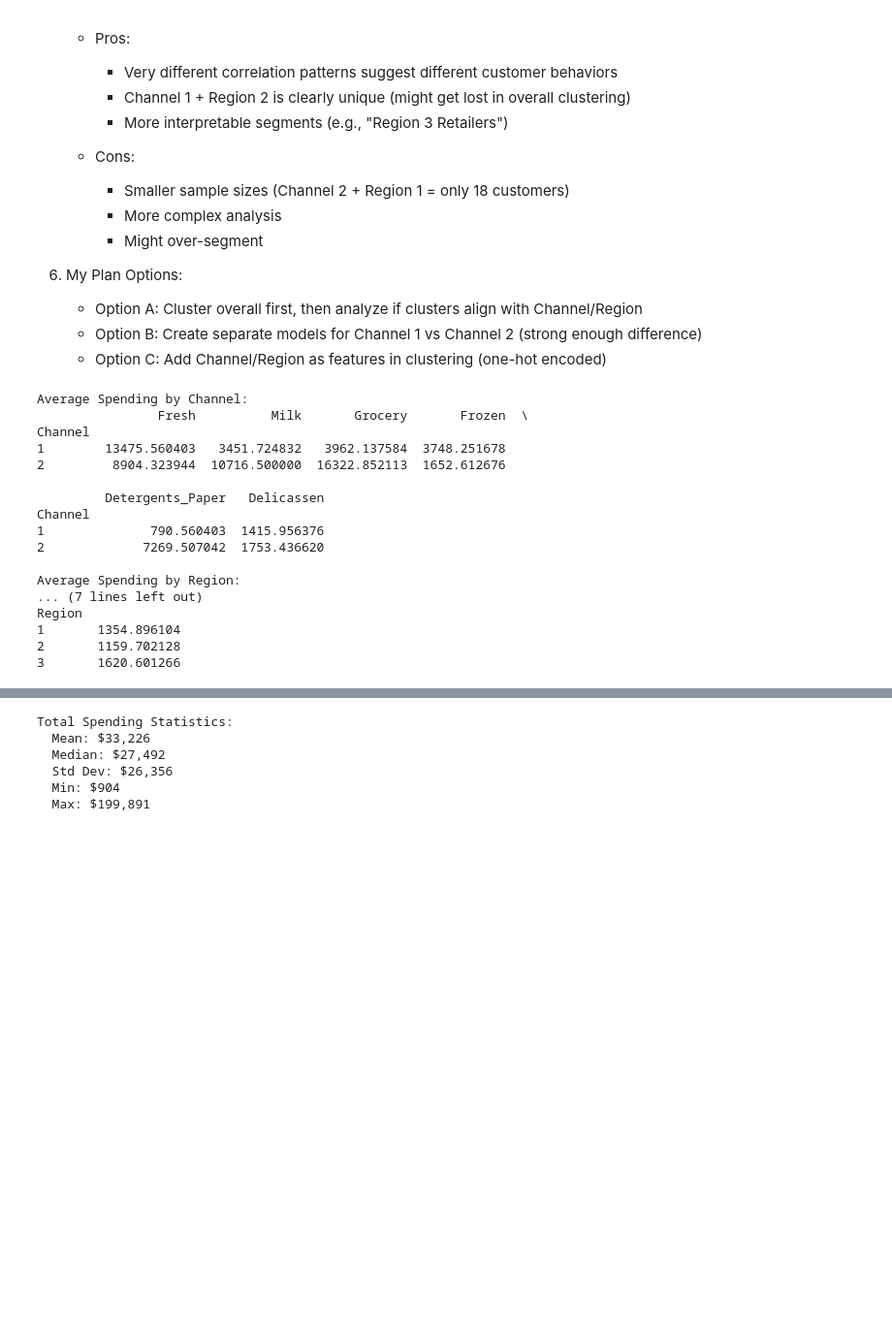
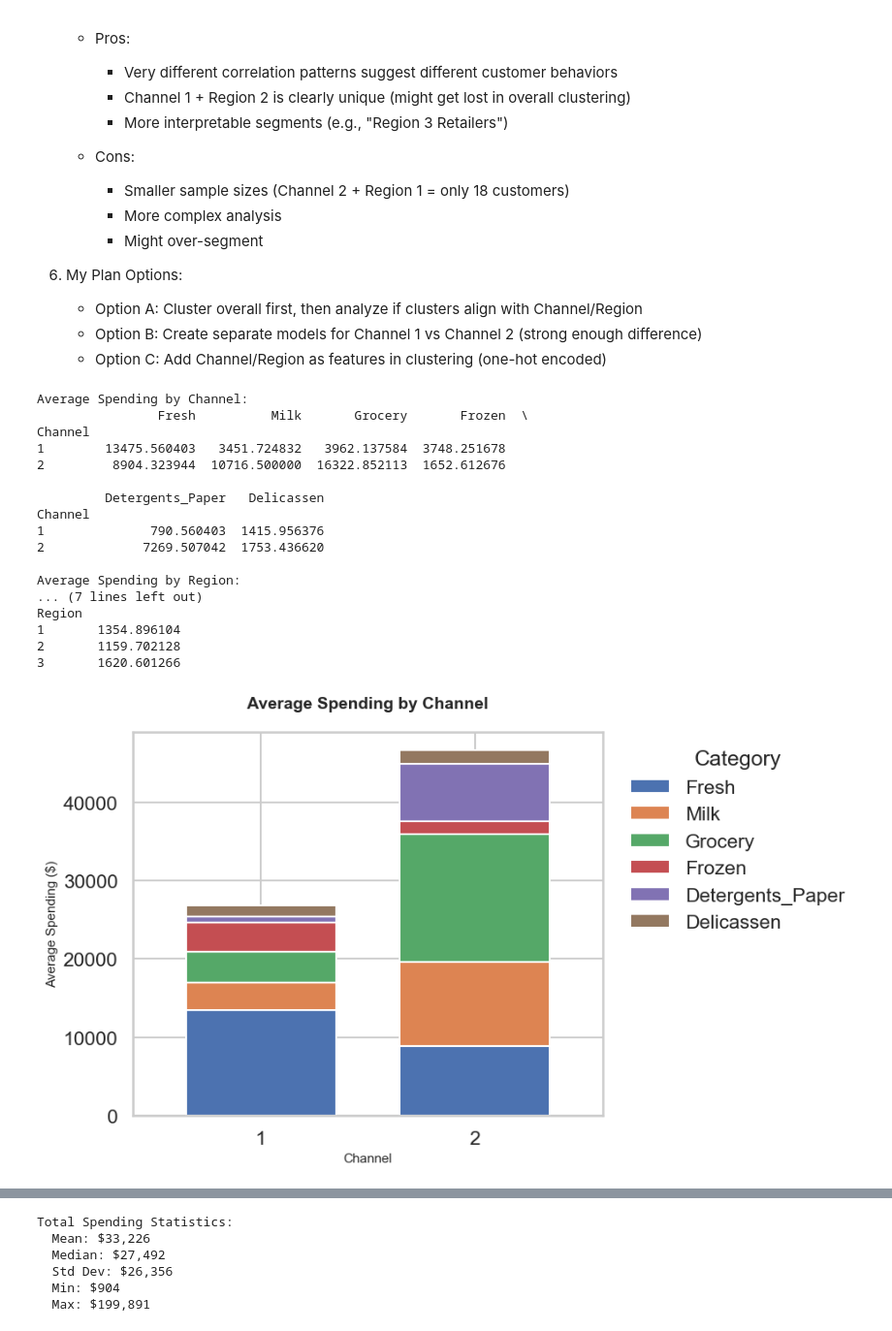
Before and after one commit to gnpthbalaji/customer_segmentation_clustering, a Jupyter notebook: notebooks/eda.ipynb, the cells around one changed output, grey strips where cells are left out. Shown at 97% size. Drawn from its saved outputs; the diff is of its cells as text; code cells hidden in the pictures; blank space fills up the shorter version.

Commit message:
EDA with outlier and spending analysis

```diff
--- a/notebooks/eda.ipynb
+++ b/notebooks/eda.ipynb
@@ -7,12 +7,22 @@ import pandas as pd
 import numpy as np
 import matplotlib.pyplot as plt
 import seaborn as sns
+from scipy import stats
+from sklearn.preprocessing import StandardScaler
+from sklearn.decomposition import PCA
+from scipy.spatial.distance import mahalanobis
 import warnings
 warnings.filterwarnings('ignore')
+
 
 # Settings
 plt.style.use('seaborn-v0_8-darkgrid')
 sns.set_palette("husl")
+sns.set_theme(
+    style="whitegrid",
+    context="talk",
+    palette="deep"
+)
 # %%
 # Load Data
 
@@ -378,28 +388,92 @@ Correlation by Channel & Region:
 # %%
 # Channel & Region Analysis
 
 print("\nAverage Spending by Channel:")
 channel_spending = df.groupby('Channel')[numerical_cols].mean()
 print(channel_spending)
 
 print("\nAverage Spending by Region:")
 region_spending = df.groupby('Region')[numerical_cols].mean()
 print(region_spending)
+
+channel_df = (
+    channel_spending
+    .reset_index()
+    .melt(
+        id_vars="Channel",
+        var_name="Category",
+        value_name="Average Spending"
+    )
+)
+region_df = (
+    region_spending
+    .reset_index()
+    .melt(
+        id_vars="Region",
+        var_name="Category",
+        value_name="Average Spending"
+    )
+)
+
+def plot_stacked_spending(df_grouped, title, xlabel, filename):
+    ax = df_grouped.plot(
+        kind='bar',
+        stacked=True,
+        figsize=(10, 6),
+        width=0.7,
+        edgecolor='white'
+    )
+    plt.title(title, fontweight="bold", fontsize=14, pad=20)
+    plt.xlabel(xlabel, fontsize=11)
+    plt.ylabel("Average Spending ($)", fontsize=11)
+    plt.xticks(rotation=0)
+
+
+    plt.legend(
+        title="Category",
+        bbox_to_anchor=(1.02, 1),
+        loc='upper left',
+        frameon=False
+    )
+
+    for rect in ax.patches:
+        pass
+
+    plt.tight_layout()
+    plt.savefig(f"../results/{filename}.png", dpi=300, bbox_inches="tight")
+    plt.show()
+
+# 1. Plot for Channel
+plot_stacked_spending(
+    channel_spending,
+    "Average Spending by Channel",
+    "Channel",
+    "stacked_spending_channel"
+)
+
+# 2. Plot for Region
+plot_stacked_spending(
+    region_spending,
+    "Average Spending by Region",
+    "Region",
+    "stacked_spending_region"
+)
 # %% [output]
 Average Spending by Channel:
                 Fresh          Milk       Grocery       Frozen  \
 Channel
 1        13475.560403   3451.724832   3962.137584  3748.251678
 2         8904.323944  10716.500000  16322.852113  1652.612676
 
          Detergents_Paper   Delicassen
 Channel
 1              790.560403  1415.956376
 2             7269.507042  1753.436620
 
 Average Spending by Region:
 ... (7 lines left out)
 Region
 1       1354.896104
 2       1159.702128
 3       1620.601266
+[figure, added]
```
Also changed, not shown: parts of 5 cells of this notebook.
